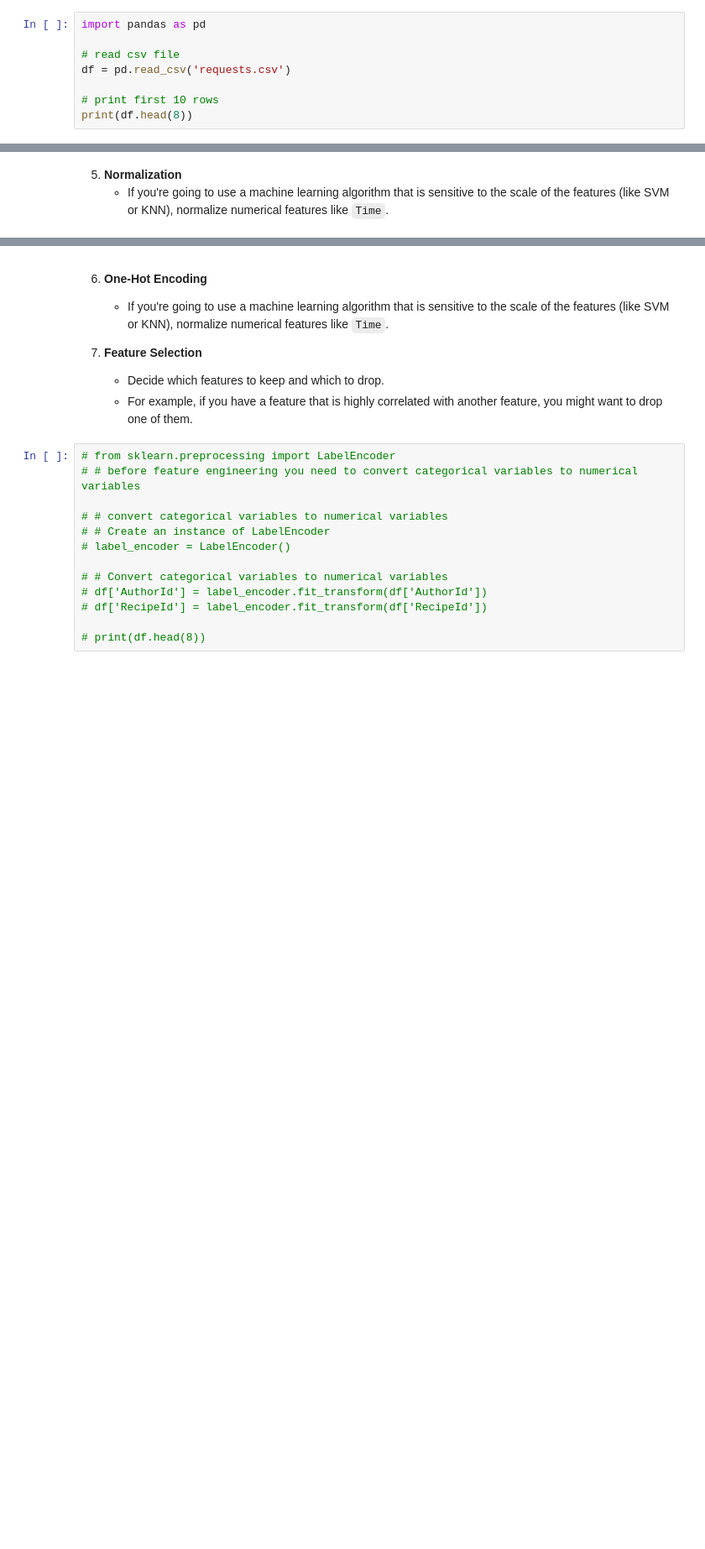
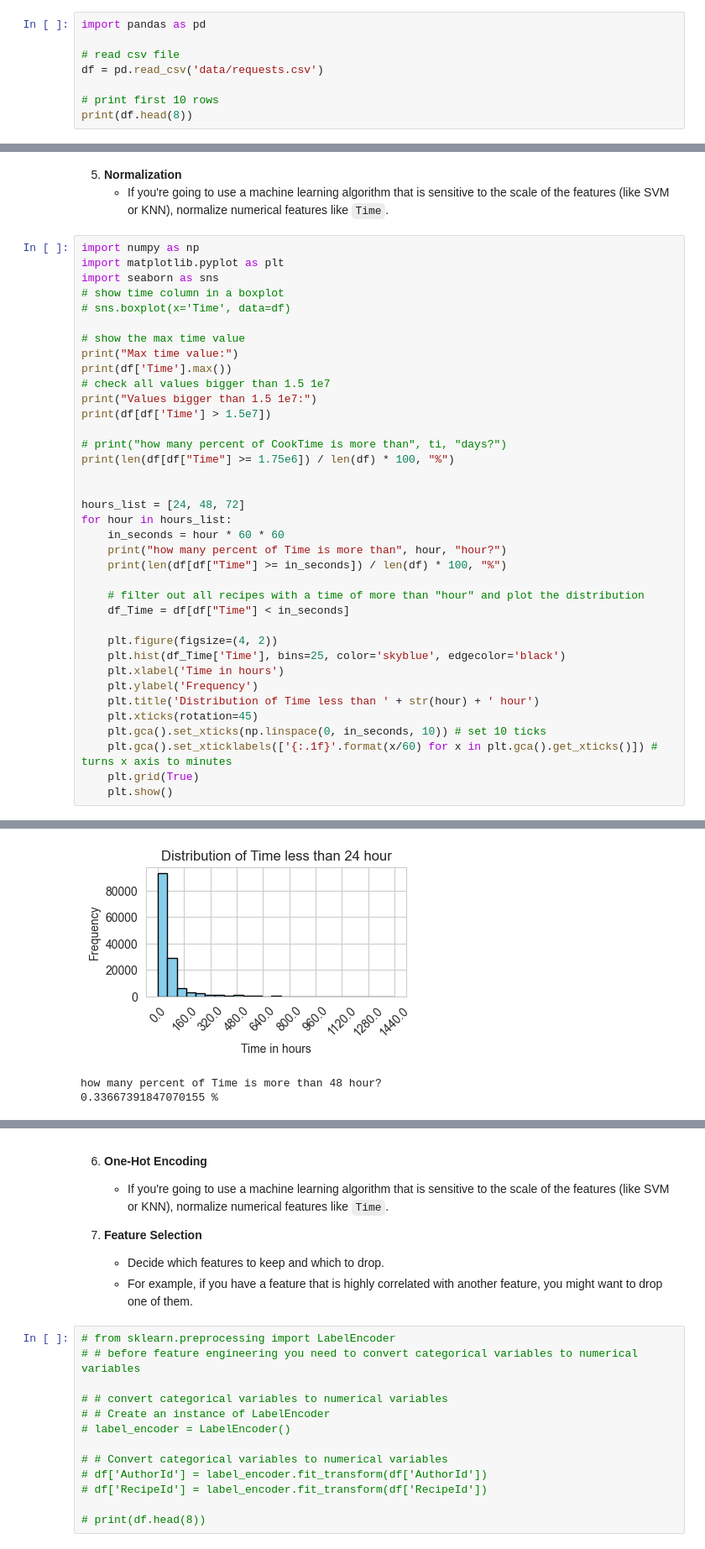
Before and after one commit to MasterWJK/Recepy_Cup_23-24, a Jupyter notebook: training/requests.ipynb, the cells around one changed output, grey strips where cells are left out. Shown: that part at 84% size. Cells and saved outputs as stored; diff of their text form; blank space fills up the shorter version.

```diff
--- a/training/requests.ipynb
+++ b/training/requests.ipynb
@@ -17,7 +17,7 @@ Overview of each column in the `requests.csv` dataset -> What it should be.
 import pandas as pd
 
 # read csv file
-df = pd.read_csv('requests.csv')
+df = pd.read_csv('data/requests.csv')
 
 # print first 10 rows
 print(df.head(8))
@@ -243,3 +245,41 @@ print(df.head(8))
 # %% [markdown]
 5. **Normalization**
     - If you're going to use a machine learning algorithm that is sensitive to the scale of the features (like SVM or KNN), normalize numerical features like `Time`.
+# %%
+import numpy as np
+import matplotlib.pyplot as plt
+import seaborn as sns
+# show time column in a boxplot
+# sns.boxplot(x='Time', data=df)
+
+# show the max time value
+print("Max time value:")
+print(df['Time'].max())
+# check all values bigger than 1.5 1e7
+print("Values bigger than 1.5 1e7:")
+print(df[df['Time'] > 1.5e7])
+
+# print("how many percent of CookTime is more than", ti, "days?")
+print(len(df[df["Time"] >= 1.75e6]) / len(df) * 100, "%")
+
+
+hours_list = [24, 48, 72]
+for hour in hours_list:
+    in_seconds = hour * 60 * 60
+    print("how many percent of Time is more than", hour, "hour?")
+    print(len(df[df["Time"] >= in_seconds]) / len(df) * 100, "%")
+
+    # filter out all recipes with a time of more than "hour" and plot the distribution
+    df_Time = df[df["Time"] < in_seconds]
+
+    plt.figure(figsize=(4, 2))
+    plt.hist(df_Time['Time'], bins=25, color='skyblue', edgecolor='black')
+    plt.xlabel('Time in hours')
+    plt.ylabel('Frequency')
+    plt.title('Distribution of Time less than ' + str(hour) + ' hour')
+    plt.xticks(rotation=45)
+    plt.gca().set_xticks(np.linspace(0, in_seconds, 10)) # set 10 ticks
+    plt.gca().set_xticklabels(['{:.1f}'.format(x/60) for x in plt.gca().get_xticks()]) # turns x axis to minutes
+    plt.grid(True)
+    plt.show()
+# %% [output]
@@ -245,0 +300,3 @@ print(df.head(8))
+[figure, added]
+how many percent of Time is more than 48 hour?
+0.33667391847070155 %
```
Also changed, not shown: parts of 8 cells of this notebook, 1 other file.
